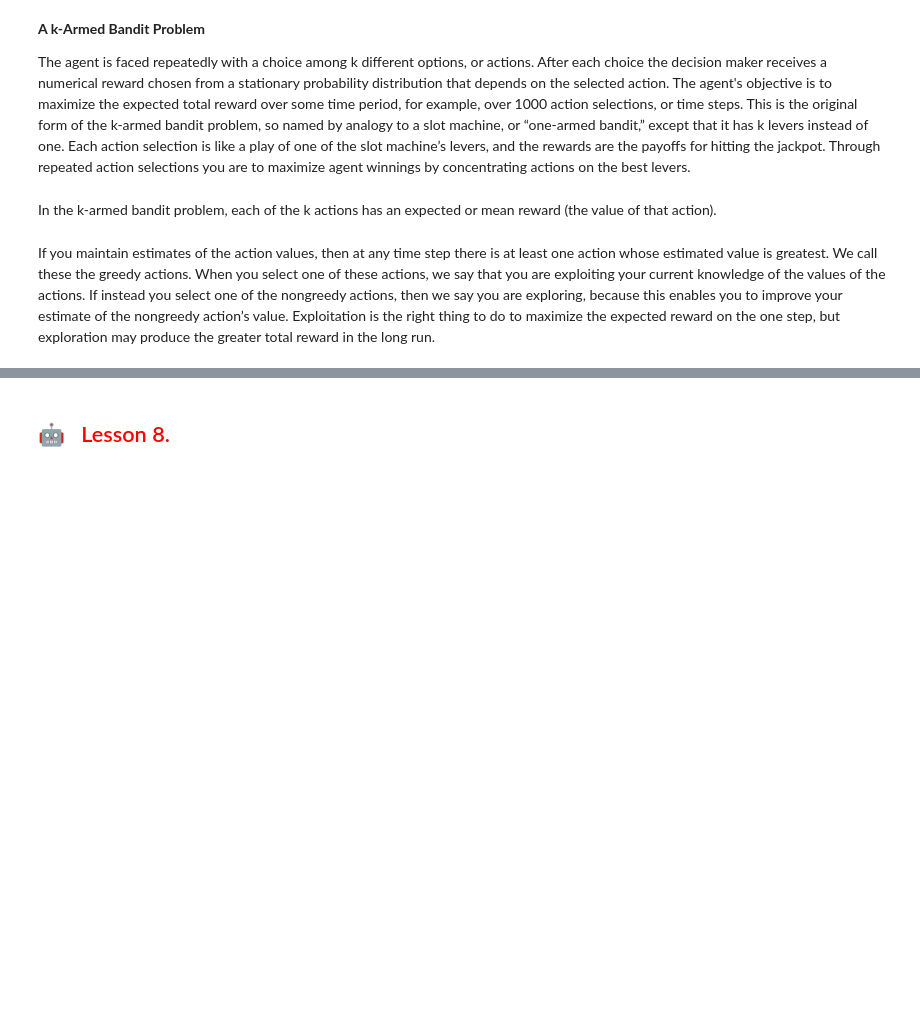
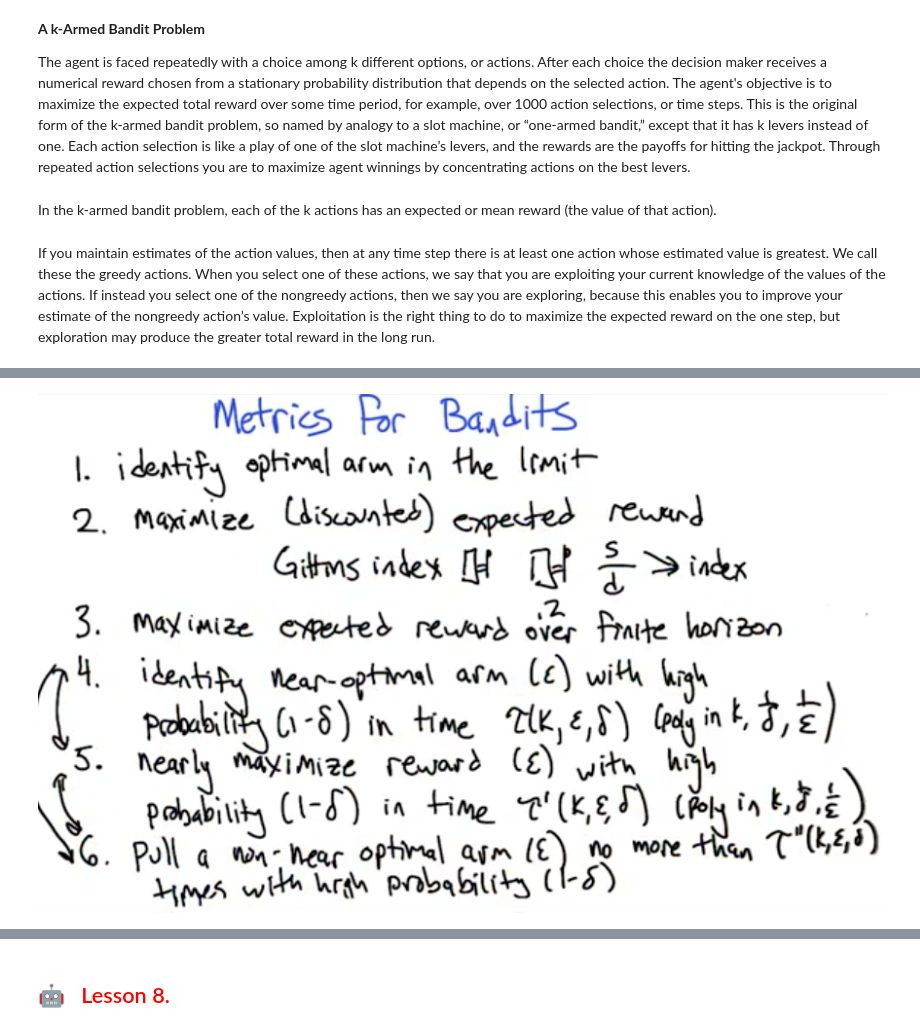
Before and after one commit to OlgaBelitskaya/reflections, a Jupyter notebook: ud600/reflections-ud600-7-8.ipynb, the cells around one changed output, grey strips where cells are left out. Saved outputs shown, nothing was run; the diff lists cells and outputs as text; code cells hidden in the pictures; blank space fills up the shorter version.

```diff
--- a/ud600/reflections-ud600-7-8.ipynb
+++ b/ud600/reflections-ud600-7-8.ipynb
@@ -18,0 +126,4 @@ greater total reward in the long run.
+# %%
+Image('7-8_01.png')
+# %% [output]
+[figure, added]
```
Also changed, not shown: parts of 41 cells of this notebook.
